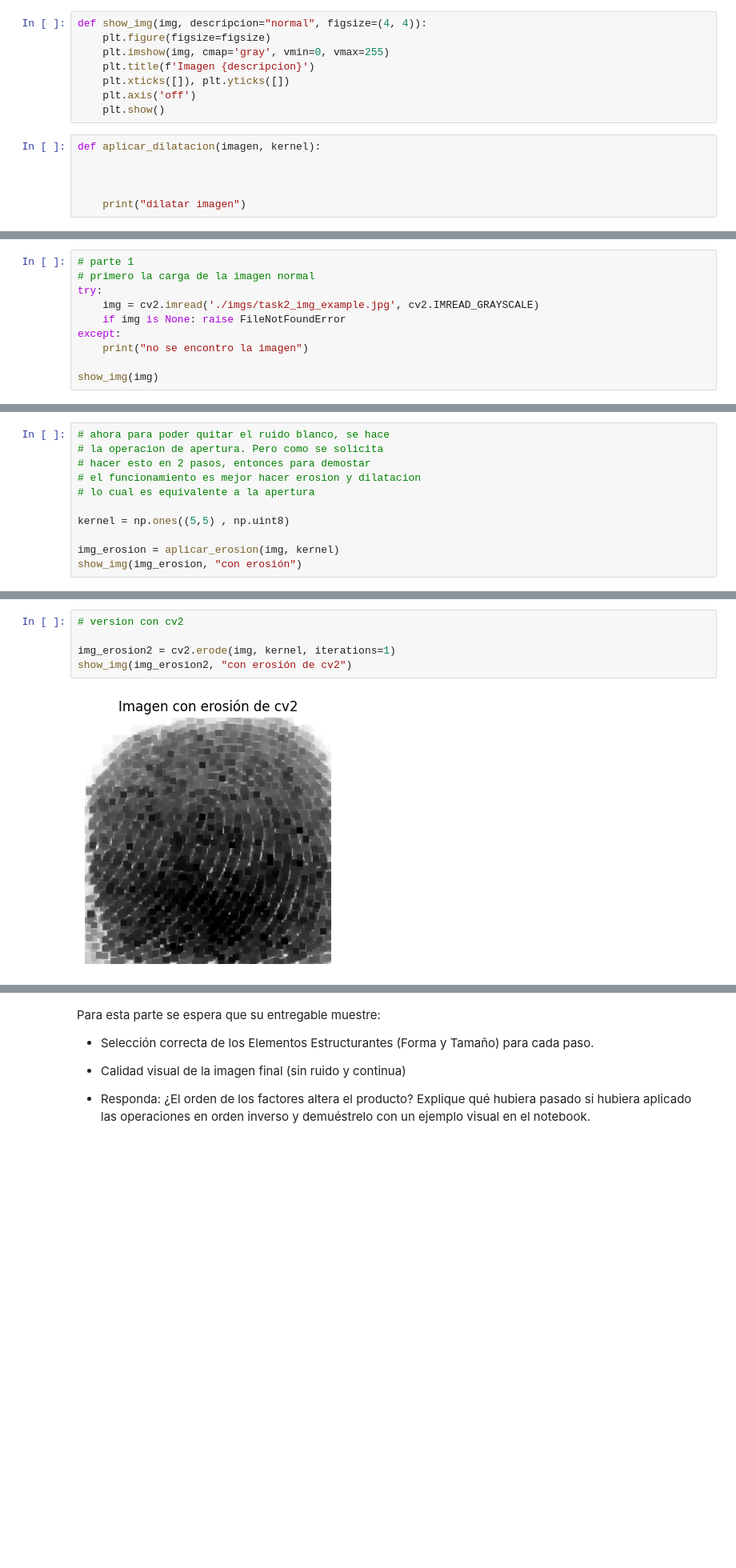
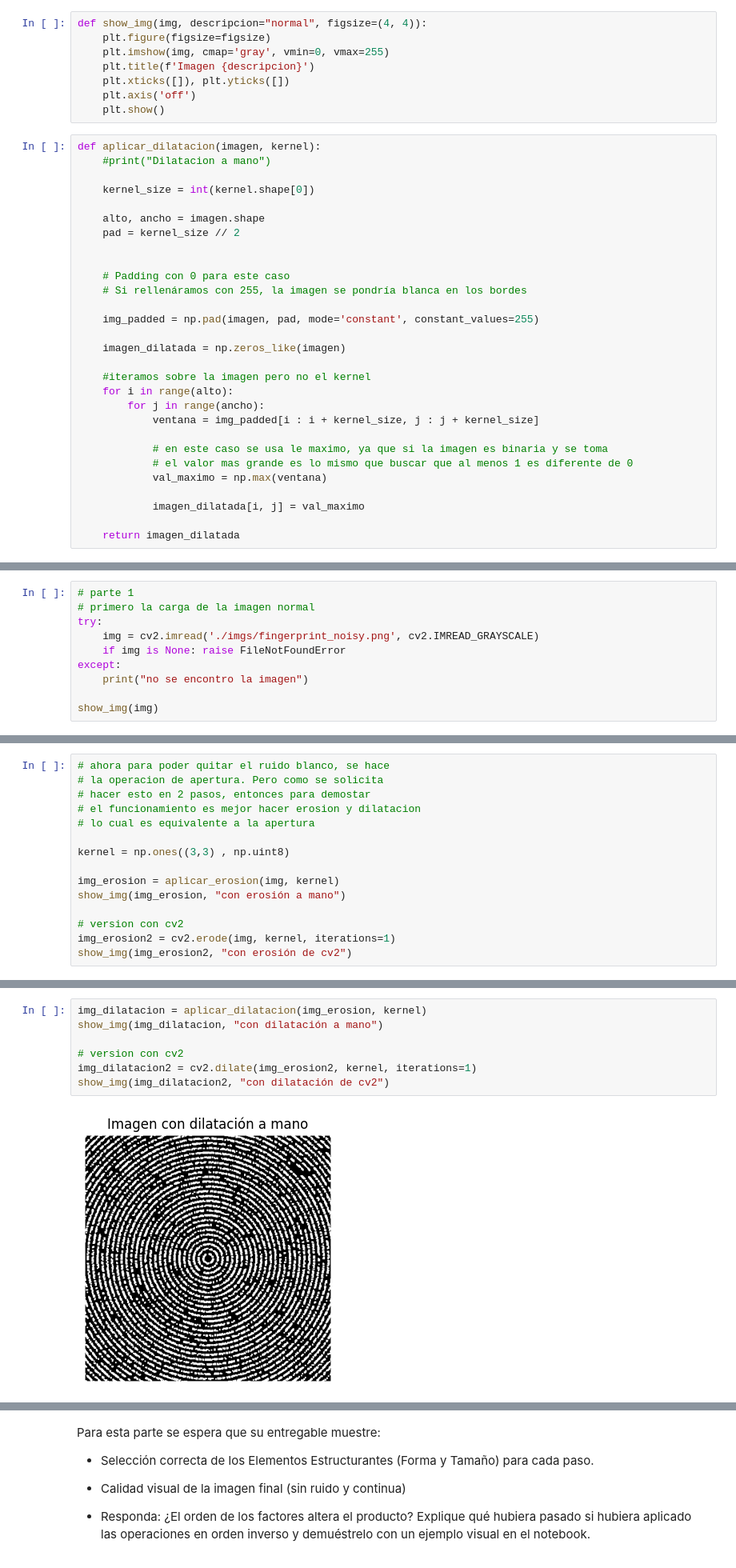
Before and after one commit to SergioAle210/Computer-Vision-LAB2, a Jupyter notebook: task2.ipynb, the cells around one changed output, grey strips where cells are left out. Shown at 80% size. Cells and saved outputs as stored; diff of their text form; blank space fills up the shorter version.

Commit message:
FEAT: Task2 done

```diff
--- a/task2.ipynb
+++ b/task2.ipynb
@@ -37,9 +35,32 @@ def show_img(img, descripcion="normal", figsize=(4, 4)):
     plt.show()
 # %%
 def aplicar_dilatacion(imagen, kernel):
+    #print("Dilatacion a mano")
+
+    kernel_size = int(kernel.shape[0])
+
+    alto, ancho = imagen.shape
+    pad = kernel_size // 2
 
 
+    # Padding con 0 para este caso
+    # Si rellenáramos con 255, la imagen se pondría blanca en los bordes
 
-    print("dilatar imagen")
+    img_padded = np.pad(imagen, pad, mode='constant', constant_values=255)
+
+    imagen_dilatada = np.zeros_like(imagen)
+
+    #iteramos sobre la imagen pero no el kernel
+    for i in range(alto):
+        for j in range(ancho):
+            ventana = img_padded[i : i + kernel_size, j : j + kernel_size]
+
+            # en este caso se usa le maximo, ya que si la imagen es binaria y se toma
+            # el valor mas grande es lo mismo que buscar que al menos 1 es diferente de 0
+            val_maximo = np.max(ventana)
+
+            imagen_dilatada[i, j] = val_maximo
+
+    return imagen_dilatada
 # %%
 def aplicar_erosion(imagen, kernel):
@@ -80,7 +101,7 @@ def aplicar_erosion(imagen, kernel):
 # parte 1
 # primero la carga de la imagen normal
 try:
-    img = cv2.imread('./imgs/task2_img_example.jpg', cv2.IMREAD_GRAYSCALE)
+    img = cv2.imread('./imgs/fingerprint_noisy.png', cv2.IMREAD_GRAYSCALE)
     if img is None: raise FileNotFoundError
 except:
     print("no se encontro la imagen")
@@ -95,8 +116,12 @@ show_img(img)
 # el funcionamiento es mejor hacer erosion y dilatacion
 # lo cual es equivalente a la apertura
 
-kernel = np.ones((5,5) , np.uint8)
+kernel = np.ones((3,3) , np.uint8)
 
 img_erosion = aplicar_erosion(img, kernel)
-show_img(img_erosion, "con erosión")
+show_img(img_erosion, "con erosión a mano")
+
+# version con cv2
+img_erosion2 = cv2.erode(img, kernel, iterations=1)
+show_img(img_erosion2, "con erosión de cv2")
 # %% [output]
@@ -105,7 +130,9 @@ erosionar imagen
 # %%
+img_dilatacion = aplicar_dilatacion(img_erosion, kernel)
+show_img(img_dilatacion, "con dilatación a mano")
+
 # version con cv2
-
-img_erosion2 = cv2.erode(img, kernel, iterations=1)
-show_img(img_erosion2, "con erosión de cv2")
+img_dilatacion2 = cv2.dilate(img_erosion2, kernel, iterations=1)
+show_img(img_dilatacion2, "con dilatación de cv2")
 # %% [output]
-[figure, old version]
+[figure, new version]
```
Also changed, not shown: parts of 12 cells of this notebook, 3 other files.
